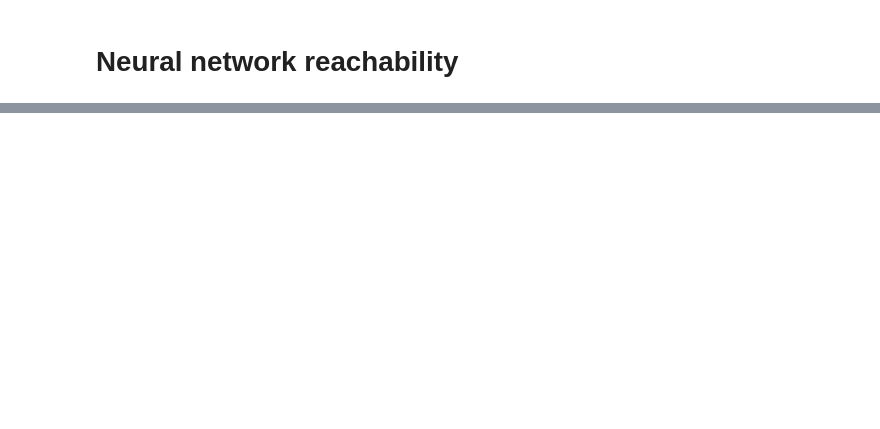
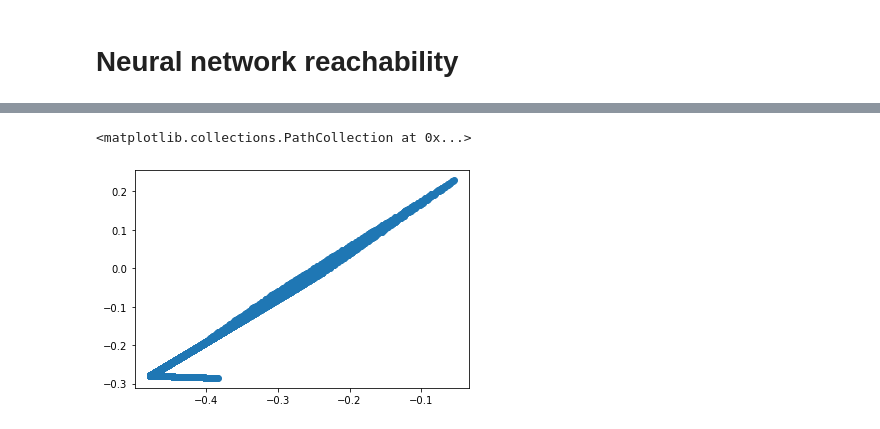
Before and after one commit to Stanford-NavLab/constrained-nn-training, a Jupyter notebook: nn_reach.ipynb, the cells around one changed output, grey strips where cells are left out. Saved outputs shown, nothing was run; the diff lists cells and outputs as text; code cells hidden in the pictures; blank space fills up the shorter version.

```diff
--- a/nn_reach.ipynb
+++ b/nn_reach.ipynb
@@ -65,0 +66,10 @@ for z in Z_out:
+# %%
+N_samples = 10000
+X_in = np.random.uniform(-1, 1, (N_samples,2))
+X_in = torch.as_tensor(X_in, dtype=torch.float)
+Y_out = net(X_in)
+
+plt.scatter(Y_out[:,0].detach().numpy(), Y_out[:,1].detach().numpy())
+# %% [output]
+<matplotlib.collections.PathCollection at 0x...>
+[figure, added]
```
Also changed, not shown: parts of 2 cells of this notebook, 3 other files.
